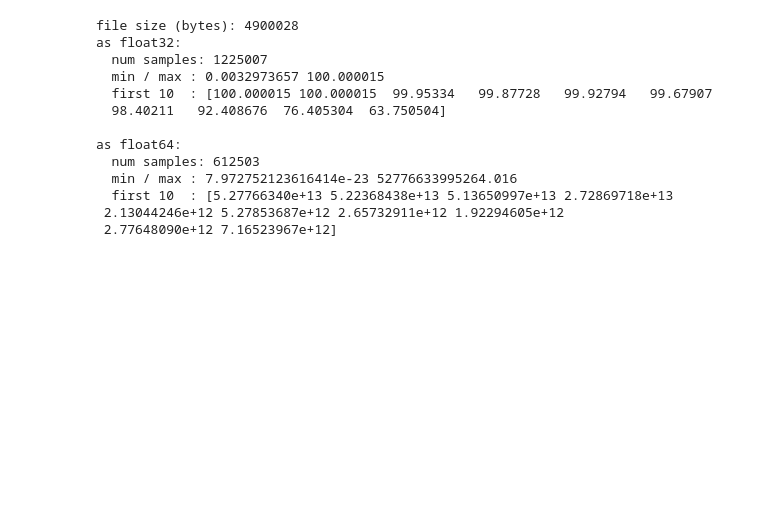
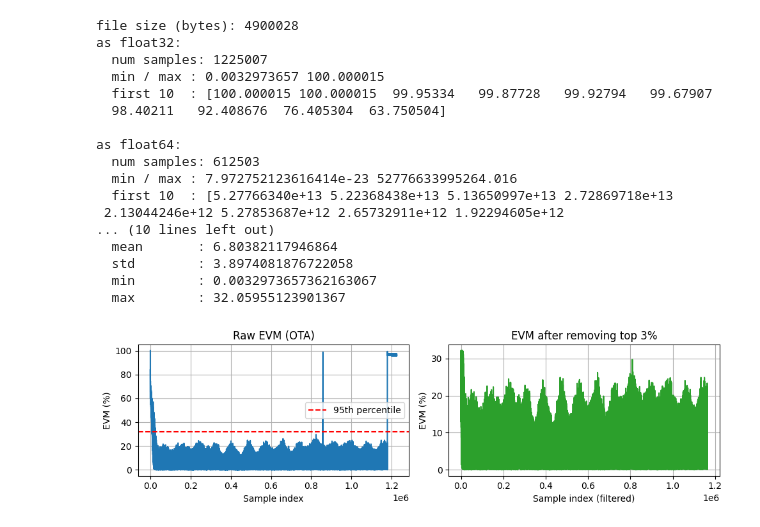
Before and after one commit to Agata872/Low_signal_resolution_extended, a Jupyter notebook: QPSK/validate.ipynb, the cells around one changed output. Drawn from its saved outputs; the diff is of its cells as text; code cells hidden in the pictures; blank space fills up the shorter version.

```diff
--- a/QPSK/validate.ipynb
+++ b/QPSK/validate.ipynb
@@ -85,31 +85,82 @@ import numpy as np
 path = "evm/evm_wiqout6.bin"
 
 print("file size (bytes):", os.path.getsize(path))
 
 # 先假设是 float32
 x32 = np.fromfile(path, dtype=np.float32)
 print("as float32:")
 print("  num samples:", x32.size)
 print("  min / max :", x32.min(), x32.max())
 print("  first 10  :", x32[:10])
 
 # 再试试 float64（防止你 File Sink 设成了 double）
 x64 = np.fromfile(path, dtype=np.float64)
 print("\nas float64:")
 print("  num samples:", x64.size)
 print("  min / max :", x64.min(), x64.max())
 print("  first 10  :", x64[:10])
+
+import matplotlib.pyplot as plt
+
+evm = x32.astype(float)
+
+# ---------- 原始统计 ----------
+print("Raw EVM statistics:")
+print("  mean :", evm.mean())
+print("  std  :", evm.std())
+print("  min  :", evm.min())
+print("  max  :", evm.max())
+
+# ---------- 去掉前 5%（最大的 5%） ----------
+p95 = np.percentile(evm, 95)
+mask = evm <= p95
+evm_trim = evm[mask]
+
+print("\nAfter removing top 5% EVM samples:")
+print("  threshold (95th percentile):", p95)
+print("  kept ratio :", evm_trim.size / evm.size)
+print("  mean       :", evm_trim.mean())
+print("  std        :", evm_trim.std())
+print("  min        :", evm_trim.min())
+print("  max        :", evm_trim.max())
+
+# ---------- 可视化 ----------
+plt.figure(figsize=(10,3))
+
+plt.subplot(1,2,1)
+plt.plot(evm, color="tab:blue")
+plt.axhline(p95, color="r", linestyle="--", label="95th percentile")
+plt.title("Raw EVM (OTA)")
+plt.xlabel("Sample index")
+plt.ylabel("EVM (%)")
+plt.grid(True)
+plt.legend()
+
+plt.subplot(1,2,2)
+plt.plot(evm_trim, color="tab:green")
+plt.title("EVM after removing top 3%")
+plt.xlabel("Sample index (filtered)")
+plt.ylabel("EVM (%)")
+plt.grid(True)
+
+plt.tight_layout()
+plt.show()
 # %% [output]
 file size (bytes): 4900028
 as float32:
   num samples: 1225007
   min / max : 0.0032973657 100.000015
   first 10  : [100.000015 100.000015  99.95334   99.87728   99.92794   99.67907
   98.40211   92.408676  76.405304  63.750504]
 
 as float64:
   num samples: 612503
   min / max : 7.972752123616414e-23 52776633995264.016
   first 10  : [5.27766340e+13 5.22368438e+13 5.13650997e+13 2.72869718e+13
  2.13044246e+12 5.27853687e+12 2.65732911e+12 1.92294605e+12
- 2.77648090e+12 7.16523967e+12]
+... (10 lines left out)
+  mean       : 6.80382117946864
+  std        : 3.8974081876722058
+  min        : 0.0032973657362163067
+  max        : 32.05955123901367
+[figure, added]
```
Also changed, not shown: parts of 6 cells of this notebook, 3 other files.
